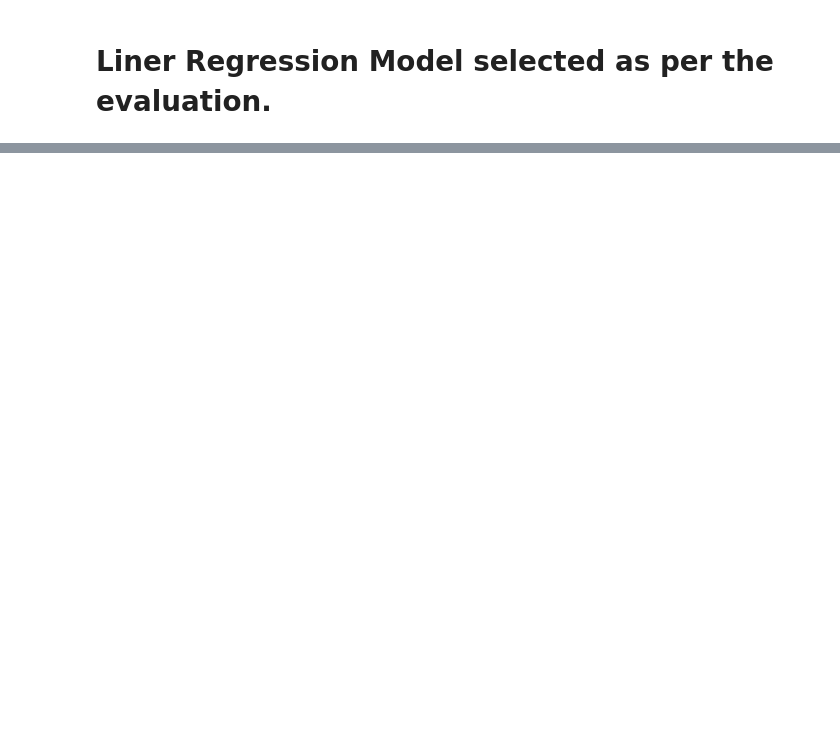
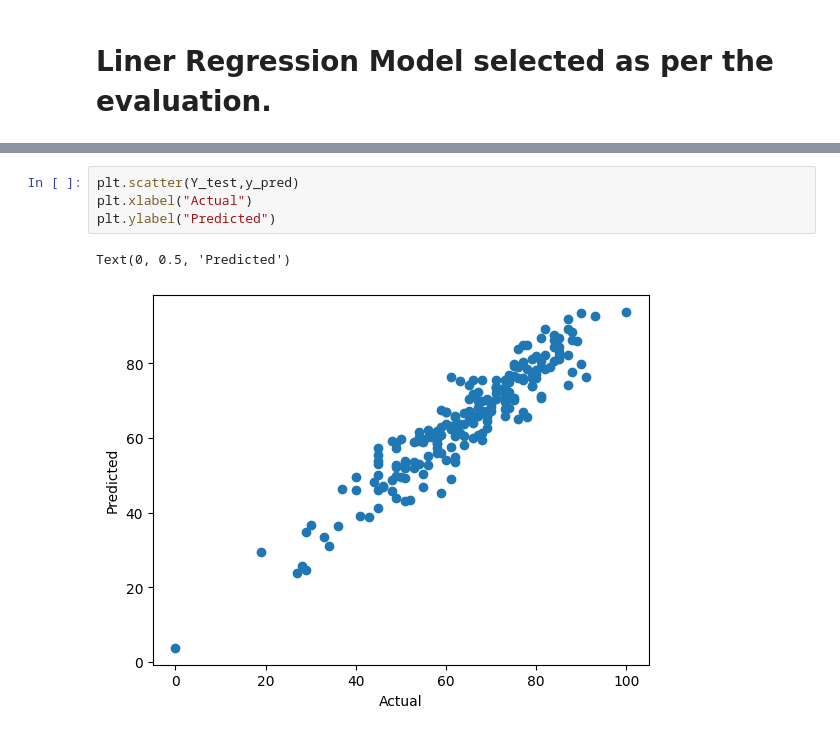
Before and after one commit to muneeb-01/ML-Project, a Jupyter notebook: notebook/MODEL TRAINING.ipynb, the cells around one changed output, grey strips where cells are left out. Drawn from its saved outputs; the diff is of its cells as text; blank space fills up the shorter version.

```diff
--- a/notebook/MODEL TRAINING.ipynb
+++ b/notebook/MODEL TRAINING.ipynb
@@ -164,0 +165,7 @@ Accuracy Score for the model is 100.00
+# %%
+plt.scatter(Y_test,y_pred)
+plt.xlabel("Actual")
+plt.ylabel("Predicted")
+# %% [output]
+Text(0, 0.5, 'Predicted')
+[figure, added]
```
Also changed, not shown: parts of 8 cells of this notebook, 4 other files.
